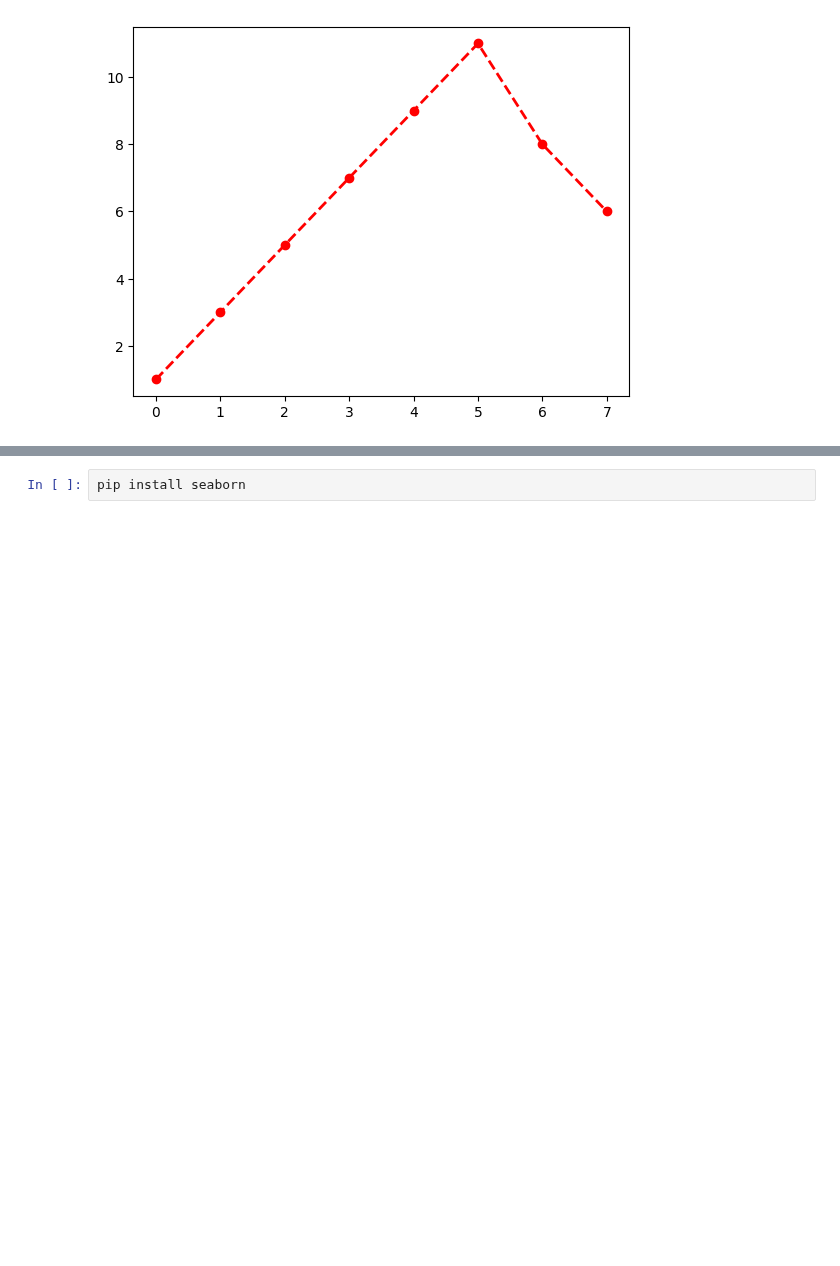
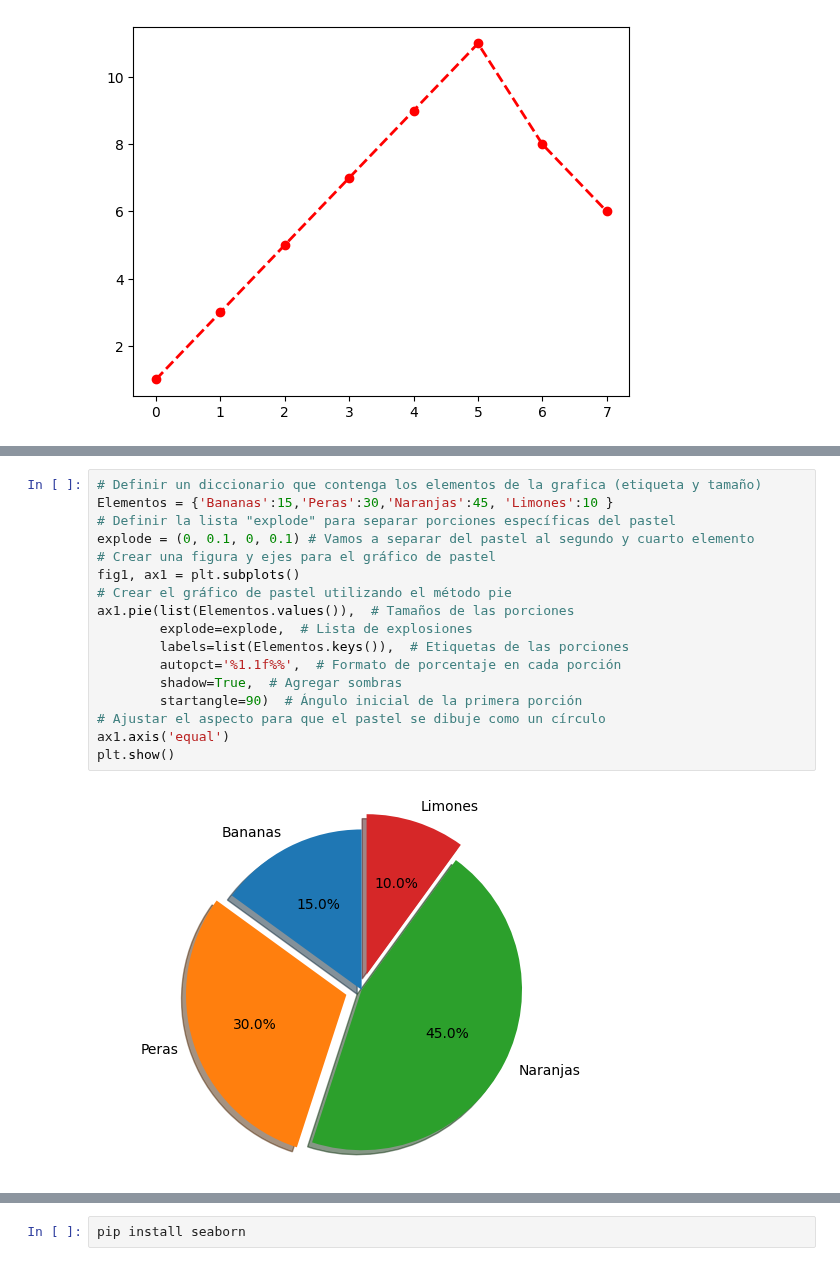
Before and after one commit to Alejo-P/Analisis-de-datos, a Jupyter notebook: Visualizacion Grafica/graficas.ipynb, the cells around one changed output, grey strips where cells are left out. Saved outputs shown, nothing was run; the diff lists cells and outputs as text; blank space fills up the shorter version.

```diff
--- a/Visualizacion Grafica/graficas.ipynb
+++ b/Visualizacion Grafica/graficas.ipynb
@@ -113 +116,20 @@ plt.show()
+# %%
+# Definir un diccionario que contenga los elementos de la grafica (etiqueta y tamaño)
+Elementos = {'Bananas':15,'Peras':30,'Naranjas':45, 'Limones':10 }
+# Definir la lista "explode" para separar porciones específicas del pastel
+explode = (0, 0.1, 0, 0.1) # Vamos a separar del pastel al segundo y cuarto elemento
+# Crear una figura y ejes para el gráfico de pastel
+fig1, ax1 = plt.subplots()
+# Crear el gráfico de pastel utilizando el método pie
+ax1.pie(list(Elementos.values()),  # Tamaños de las porciones
+        explode=explode,  # Lista de explosiones
+        labels=list(Elementos.keys()),  # Etiquetas de las porciones
+        autopct='%1.1f%%',  # Formato de porcentaje en cada porción
+        shadow=True,  # Agregar sombras
+        startangle=90)  # Ángulo inicial de la primera porción
+# Ajustar el aspecto para que el pastel se dibuje como un círculo
+ax1.axis('equal')
+plt.show()
+# %% [output]
+[figure, added]
 # %%
```
Also changed, not shown: parts of 12 cells of this notebook.
